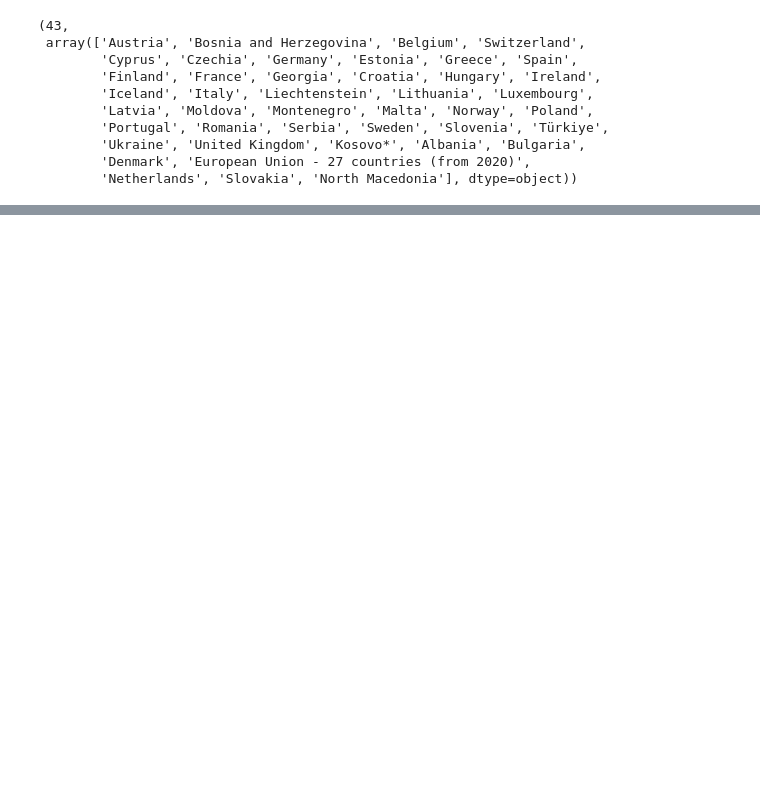
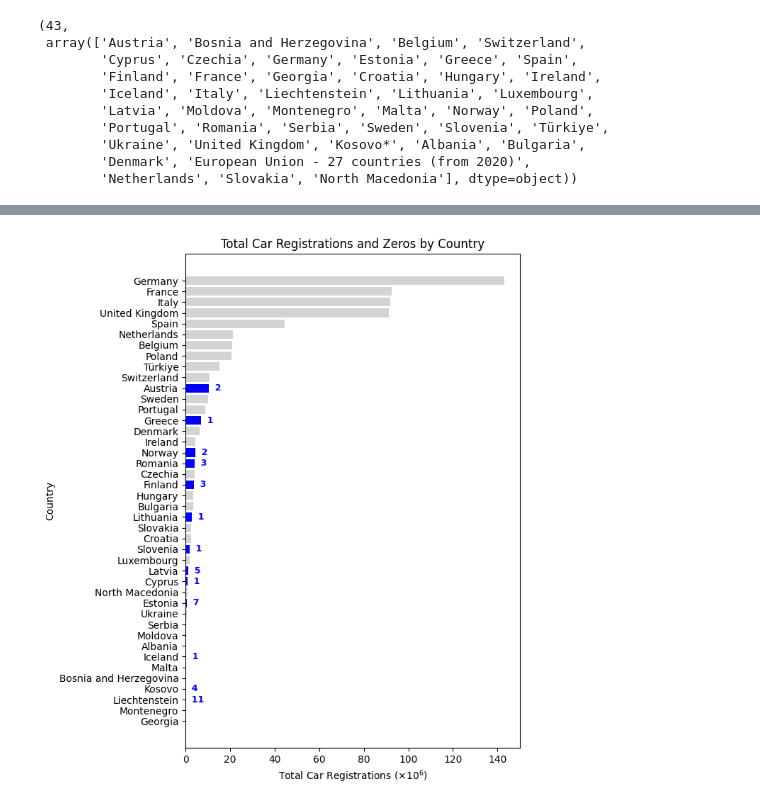
Before and after one commit to GianlucaRigatti/dataviz-project, a Jupyter notebook: technical_report/1_dataset_analysis_eurostat_new_passenger_cars_by_type_of_motor_energy_and_engine_size.ipynb, the cells around one changed output, grey strips where cells are left out. Cells and saved outputs as stored; diff of their text form; code cells hidden in the pictures; blank space fills up the shorter version.

```diff
--- a/technical_report/1_dataset_analysis_eurostat_new_passenger_cars_by_type_of_motor_energy_and_engine_size.ipynb
+++ b/technical_report/1_dataset_analysis_eurostat_new_passenger_cars_by_type_of_motor_energy_and_engine_size.ipynb
@@ -123,0 +209,71 @@ TODO: Decide whether to drop non EU countries.
+# %%
+import matplotlib.pyplot as plt
+
+total_registrations_per_country = (
+    df[df["Motor energy"] == "Total"]
+    .groupby("Geopolitical entity (reporting)")["OBS_VALUE"]
+    .sum()
+)
+zero_observations_per_country = (
+    df[df["OBS_VALUE"] == 0]
+    .groupby("Geopolitical entity (reporting)")
+    .size()
+)
+
+# [total_registrations, zero_observations]
+plot_df = pd.DataFrame({
+    "total_registrations": total_registrations_per_country,
+    "zero_observations": zero_observations_per_country
+}).fillna(0)
+plot_df.rename(
+    index={"Kosovo*": "Kosovo"},
+    inplace=True
+)
+plot_df = plot_df.drop(
+    index="European Union - 27 countries (from 2020)",
+    errors="ignore"
+)
+plot_df = plot_df.sort_values("total_registrations")
+
+
+fig, ax = plt.subplots(figsize=(7, 8))
+
+# Blue bars for countries with zero observations, light gray for others
+bar_colors = [
+    "blue" if z > 0 else "lightgray"
+    for z in plot_df["zero_observations"]
+]
+
+ax.barh(
+    plot_df.index,
+    plot_df["total_registrations"] / 1e6,
+    color=bar_colors
+)
+
+# Labels for countries with zero observations
+for country, registrations, zeros in zip(
+    plot_df.index,
+    plot_df["total_registrations"] / 1e6,
+    plot_df["zero_observations"]
+):
+    if zeros > 0:
+        ax.text(
+            registrations,
+            country,
+            f"  {int(zeros)}",
+            va="center",
+            fontsize=9,
+            fontweight="bold",
+            color="blue"
+        )
+
+ax.set_xlabel("Total Car Registrations ($\\times10^6$)")
+ax.set_ylabel("Country")
+
+ax.set_title("Total Car Registrations and Zeros by Country")
+
+plt.tight_layout()
+plt.savefig("img/total_car_registrations_and_zeros_by_country.png", dpi=300)
+plt.show()
+# %% [output]
+[figure, added]
```
Also changed, not shown: parts of 30 cells of this notebook, 4 other files.
